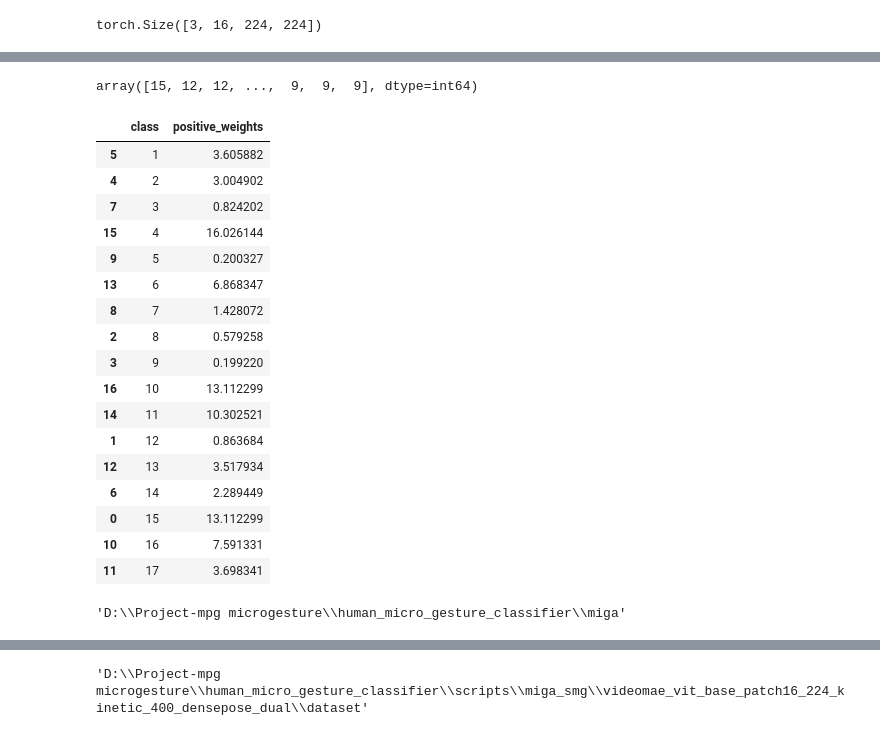
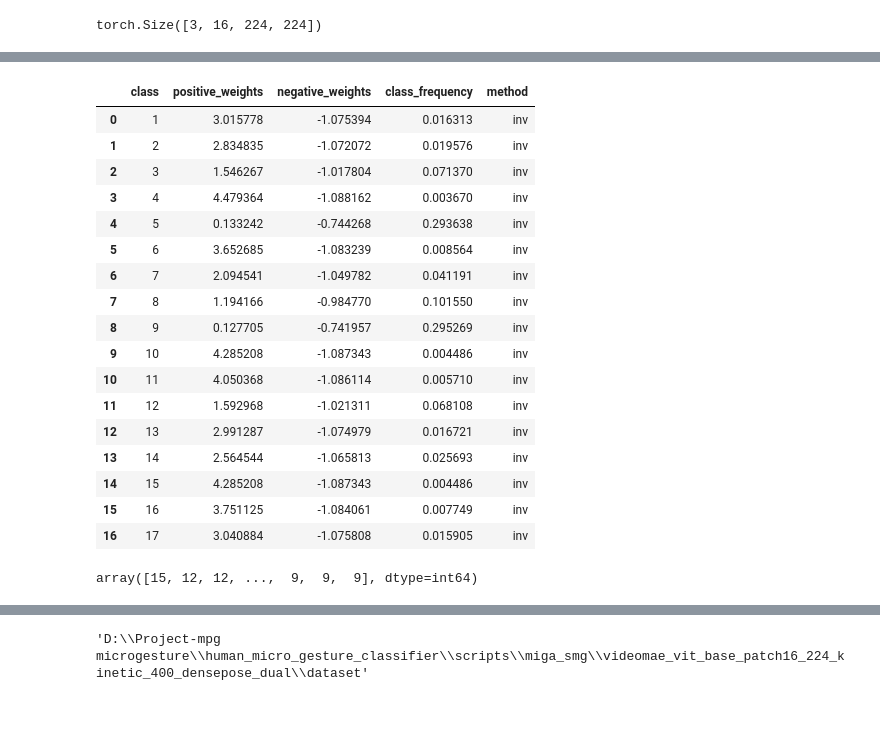
Before and after one commit to gutzcha/human_micro_gesture_classifier, a Jupyter notebook: miga/creatre_dataset_for_miga.ipynb, the cells around one changed output, grey strips where cells are left out. Saved outputs shown, nothing was run; the diff lists cells and outputs as text; code cells hidden in the pictures.

Commit message:
resample data

```diff
--- a/miga/creatre_dataset_for_miga.ipynb
+++ b/miga/creatre_dataset_for_miga.ipynb
@@ -105,7 +106,9 @@ Index(['filenames', 'folder_name', 'durations', 'view', 'labels', 'metadata'], d
 # %%
-experiment_folder = '\Project-mpg microgesture\human_micro_gesture_classifier\scripts\miga_smg'
-experiment_folder = osp.join(*experiment_folder.split('\\'))
-os.makedirs(experiment_folder, exist_ok=True)
+experiment_folder = r'D:\Project-mpg microgesture\human_micro_gesture_classifier\scripts\miga_smg'
+run_name = 'videomae_vit_base_patch16_224_kinetic_400_densepose_dual_resample'
+
+os.makedirs(osp.join(experiment_folder, run_name), exist_ok=True)
+os.makedirs(osp.join(experiment_folder, run_name,'dataset'), exist_ok=True)
 
 df_val.to_csv(osp.join(experiment_folder,'val.csv'))
 df_train.to_csv(osp.join(experiment_folder,'train.csv'))
@@ -373,6 +320,7 @@ def get_class_weights(df,feature_names, alpha=10, beta=2):
     class_weights = {}
     positive_weights = {}
     negative_weights = {}
+    class_frequency = {}
     # N = len(df)
     n_features = len(feature_names)
 
@@ -381,47 +329,55 @@ def get_class_weights(df,feature_names, alpha=10, beta=2):
         if label in df.columns:
             positive_weights[label] = np.log((N+n_features) /(alpha * (sum(df[label] == 1))+1)*beta)
             negative_weights[label] = np.log((N+n_features) /(alpha * (sum(df[label] == 0))+1)*beta)
+
         else:
             positive_weights[label] = 0
             negative_weights[label] = 0
 
+        class_frequency[label] =  sum(df[label] == 1) / N
 
 
     # class_weights['positive_weights'] = pd.DataFrame.from_dict(positive_weights)
     # class_weights['negative_weights'] = pd.DataFrame.from_dict(negative_weights)
-    class_weights = pd.DataFrame(zip(positive_weights.keys(),positive_weights.values(), negative_weights.values()),columns=['class','positive_weights','negative_weights'])
+    class_weights = pd.DataFrame(zip(positive_weights.keys(),positive_weights.values(), negative_weights.values(),class_frequency.values()),columns=['class','positive_weights','negative_weights', 'class_frequency'])
     class_weights['method'] = 'inv'
     return class_weights
+# %%
+df = train_one_hot_encoded
+feature_names = LABEL2ID.keys()
+
+class_weights =  get_class_weights(df,feature_names, alpha=3, beta=1)
+class_weights
+# %% [output]
+|  | class | positive_weights | negative_weights | class_frequency | method |
+| 0 | 1 | 3.015778 | -1.075394 | 0.016313 | inv |
+| 1 | 2 | 2.834835 | -1.072072 | 0.019576 | inv |
+| 2 | 3 | 1.546267 | -1.017804 | 0.071370 | inv |
+| 3 | 4 | 4.479364 | -1.088162 | 0.003670 | inv |
+| 4 | 5 | 0.133242 | -0.744268 | 0.293638 | inv |
+| 5 | 6 | 3.652685 | -1.083239 | 0.008564 | inv |
+| 6 | 7 | 2.094541 | -1.049782 | 0.041191 | inv |
+| 7 | 8 | 1.194166 | -0.984770 | 0.101550 | inv |
+| 8 | 9 | 0.127705 | -0.741957 | 0.295269 | inv |
+| 9 | 10 | 4.285208 | -1.087343 | 0.004486 | inv |
+| 10 | 11 | 4.050368 | -1.086114 | 0.005710 | inv |
+| 11 | 12 | 1.592968 | -1.021311 | 0.068108 | inv |
+| 12 | 13 | 2.991287 | -1.074979 | 0.016721 | inv |
+| 13 | 14 | 2.564544 | -1.065813 | 0.025693 | inv |
+| 14 | 15 | 4.285208 | -1.087343 | 0.004486 | inv |
+| 15 | 16 | 3.751125 | -1.084061 | 0.007749 | inv |
+| 16 | 17 | 3.040884 | -1.075808 | 0.015905 | inv |
 # %%
 df_train_raw['label'].values
 # %% [output]
 array([15, 12, 12, ...,  9,  9,  9], dtype=int64)
 # %%
-from sklearn.utils.class_weight import compute_class_weight
-df = df_train_raw
-labels = df['label'].values
-classes = df['label'].unique()
-class_weights_vals = compute_class_weight(class_weight="balanced", classes=classes, y=labels)
-# compute_class_weight()
-class_weights = pd.DataFrame(zip(classes, class_weights_vals), columns=['class', 'positive_weights'])
-class_weights.sort_values(by='class', inplace=True)
-class_weights
+# from sklearn.utils.class_weight import compute_class_weight
+# df = df_train_raw
+# labels = df['label'].values
+# classes = df['label'].unique()
+# class_weights_vals = compute_class_weight(class_weight="balanced", classes=classes, y=labels)
+# # compute_class_weight()
+# class_weights = pd.DataFrame(zip(classes, class_weights_vals), columns=['class', 'positive_weights'])
+# class_weights.sort_values(by='class', inplace=True)
+# class_weights
-# %% [output]
-|  | class | positive_weights |
-| 5 | 1 | 3.605882 |
-| 4 | 2 | 3.004902 |
-| 7 | 3 | 0.824202 |
-| 15 | 4 | 16.026144 |
-| 9 | 5 | 0.200327 |
-| 13 | 6 | 6.868347 |
-| 8 | 7 | 1.428072 |
-| 2 | 8 | 0.579258 |
-| 3 | 9 | 0.199220 |
-| 16 | 10 | 13.112299 |
-| 14 | 11 | 10.302521 |
-| 1 | 12 | 0.863684 |
-| 12 | 13 | 3.517934 |
-| 6 | 14 | 2.289449 |
-| 0 | 15 | 13.112299 |
-| 10 | 16 | 7.591331 |
-| 11 | 17 | 3.698341 |
@@ -434,4 +383,0 @@ class_weights
-# %%
-os.getcwd()
-# %% [output]
-'D:\\Project-mpg microgesture\\human_micro_gesture_classifier\\miga'
```
Also changed, not shown: parts of 13 cells of this notebook, 30 other files.
